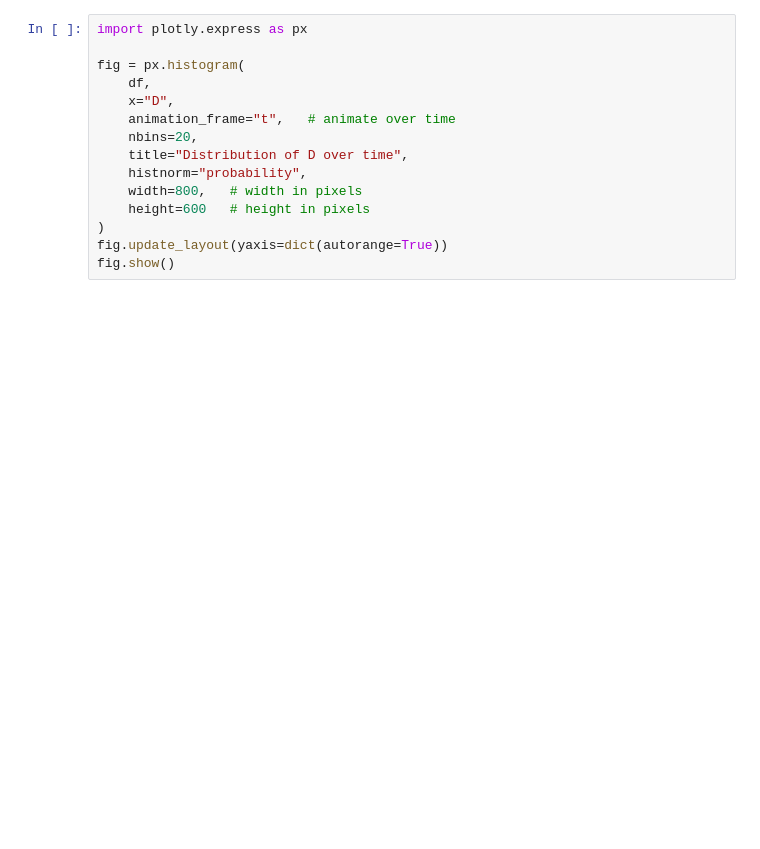
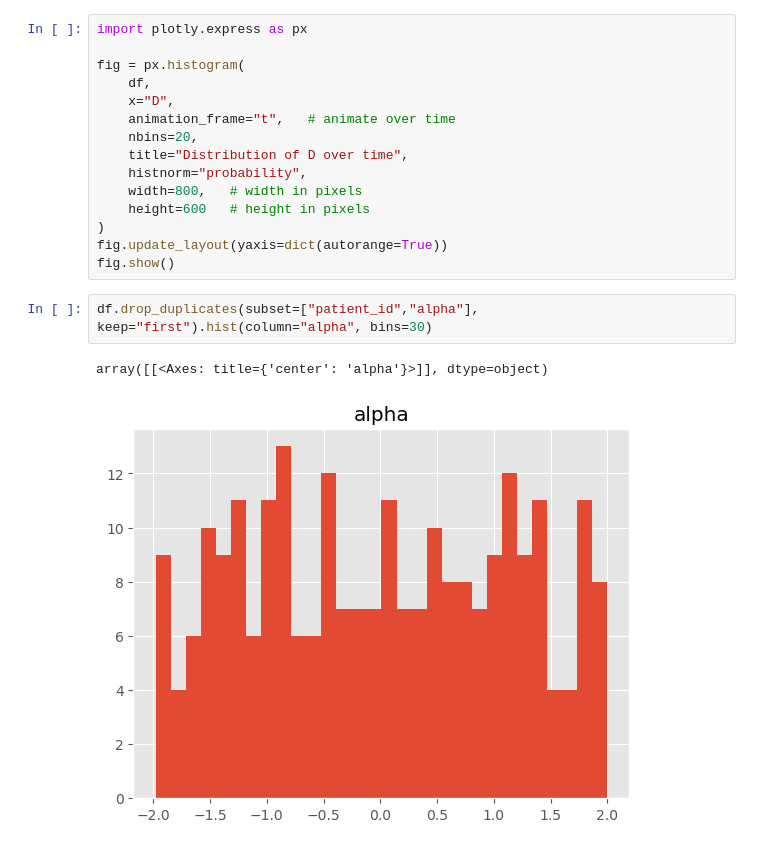
Before and after one commit to Ali-Setareh/SeqGPLVM_FEMSM, a Jupyter notebook: notebooks/data_inspection.ipynb, the cells around one changed output. Drawn from its saved outputs; the diff is of its cells as text; blank space fills up the shorter version.

```diff
--- a/notebooks/data_inspection.ipynb
+++ b/notebooks/data_inspection.ipynb
@@ -140,3 +129,8 @@ fig = px.histogram(
 )
 fig.update_layout(yaxis=dict(autorange=True))
 fig.show()
+# %%
+df.drop_duplicates(subset=["patient_id","alpha"], keep="first").hist(column="alpha", bins=30)
+# %% [output]
+array([[<Axes: title={'center': 'alpha'}>]], dtype=object)
+[figure, added]
```
Also changed, not shown: parts of 5 cells of this notebook, 1 other file.
